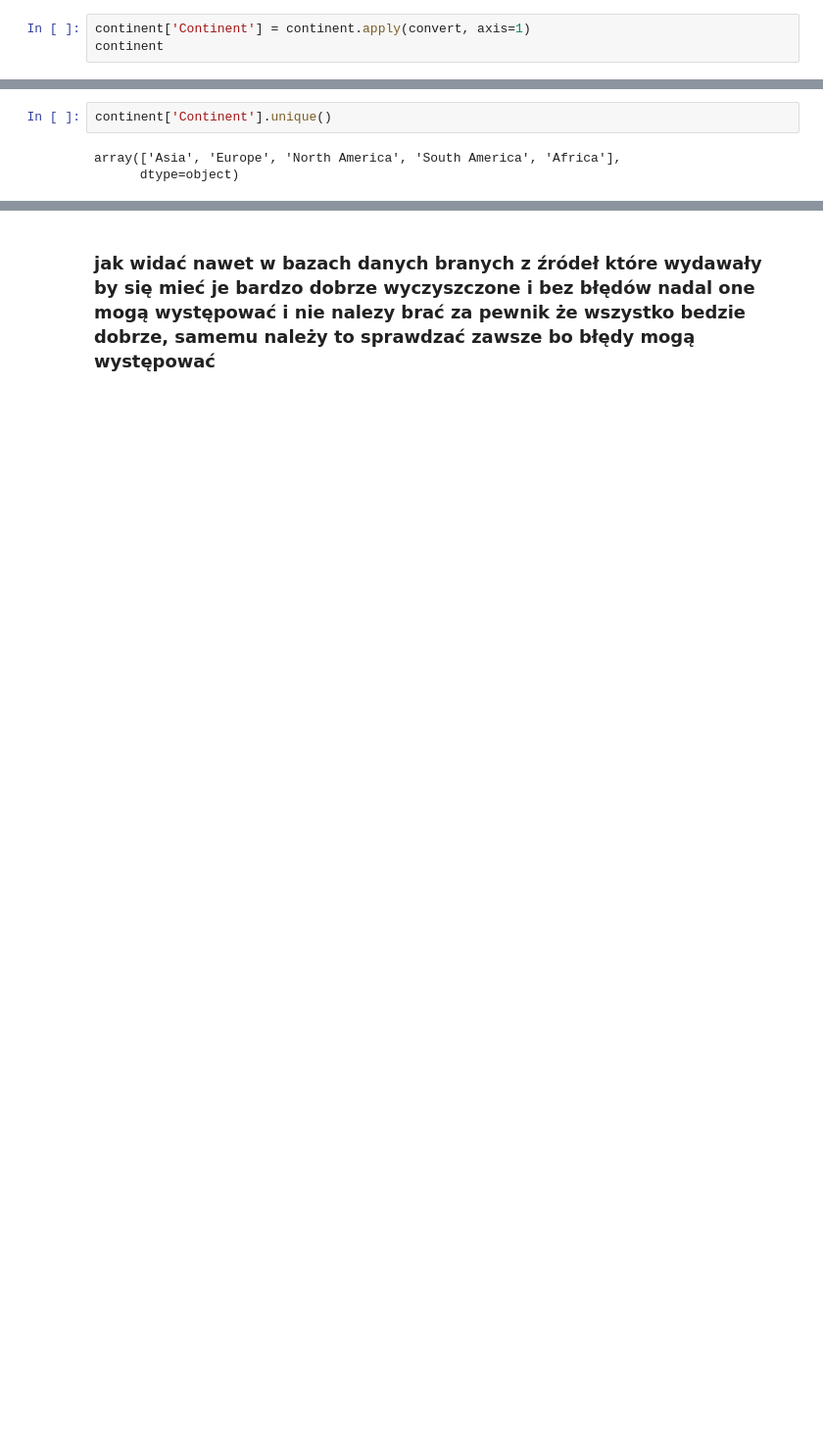
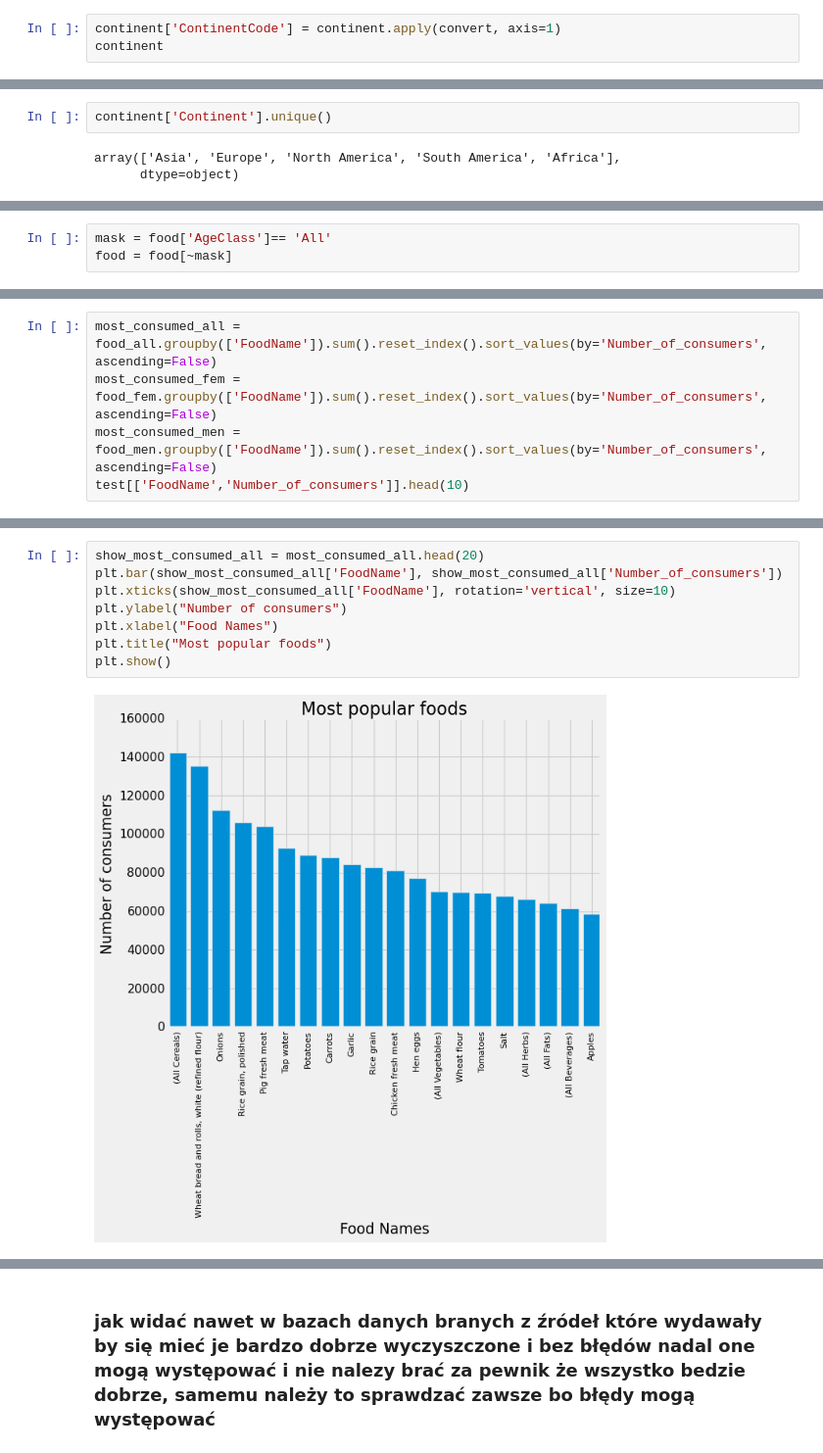
Before and after one commit to lukacjo/food_consumption, a Jupyter notebook: food_consumption.ipynb, the cells around one changed output, grey strips where cells are left out. Shown at 98% size. Cells and saved outputs as stored; diff of their text form; blank space fills up the shorter version.

```diff
--- a/food_consumption.ipynb
+++ b/food_consumption.ipynb
@@ -510,7 +505,7 @@ Try using .loc[row_indexer,col_indexer] = value instead
 See the caveats in the documentation: https://pandas.pydata.org/pandas-docs/stable/user_guide/indexing.html#returning-a-view-versus-a-copy
   continent['Country'] = continent['Country'].replace('Bolivia (Plurinational State of)','Bolivia')
 # %%
-continent['Continent'] = continent.apply(convert, axis=1)
+continent['ContinentCode'] = continent.apply(convert, axis=1)
 continent
 # %% [output]
 A value is trying to be set on a copy of a slice from a DataFrame.
@@ -620,0 +677,3 @@ food_temp.head(20)
+# %%
+mask = food['AgeClass']== 'All'
+food = food[~mask]
@@ -620,0 +684,5 @@ food_temp.head(20)
+# %%
+most_consumed_all = food_all.groupby(['FoodName']).sum().reset_index().sort_values(by='Number_of_consumers', ascending=False)
+most_consumed_fem = food_fem.groupby(['FoodName']).sum().reset_index().sort_values(by='Number_of_consumers', ascending=False)
+most_consumed_men = food_men.groupby(['FoodName']).sum().reset_index().sort_values(by='Number_of_consumers', ascending=False)
+test[['FoodName','Number_of_consumers']].head(10)
@@ -620,0 +701,10 @@ food_temp.head(20)
+# %%
+show_most_consumed_all = most_consumed_all.head(20)
+plt.bar(show_most_consumed_all['FoodName'], show_most_consumed_all['Number_of_consumers'])
+plt.xticks(show_most_consumed_all['FoodName'], rotation='vertical', size=10)
+plt.ylabel("Number of consumers")
+plt.xlabel("Food Names")
+plt.title("Most popular foods")
+plt.show()
+# %% [output]
+[figure, added]
```
Also changed, not shown: parts of 39 cells of this notebook.
